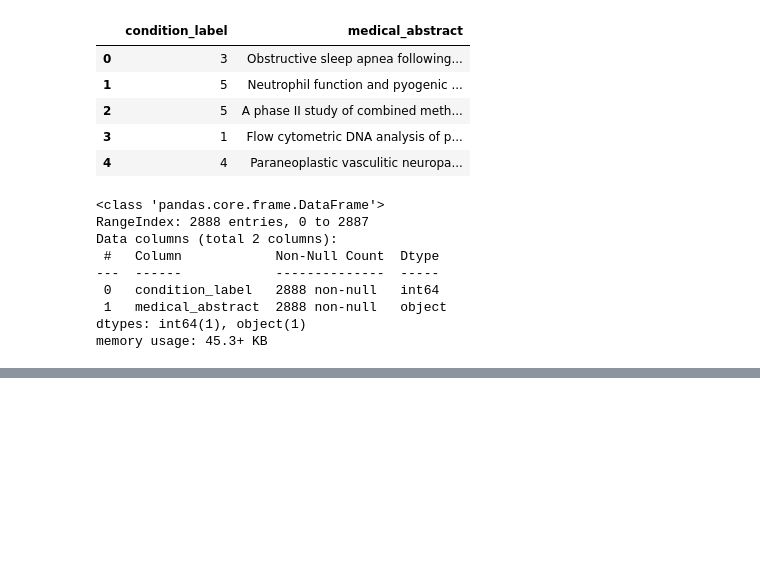
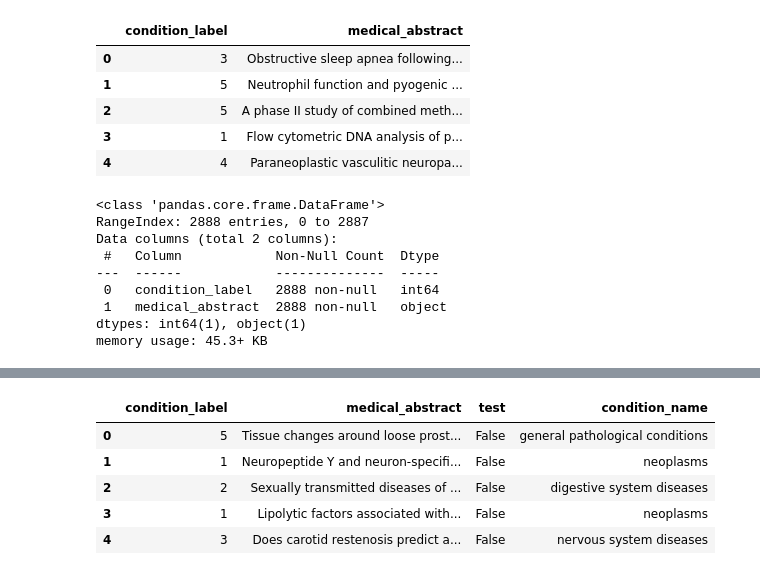
Before and after one commit to cgeils25/Data_Science_Projects, a Jupyter notebook: notebooks/nlp/Medical_Abstract_Classification.ipynb, the cells around one changed output, grey strips where cells are left out. Saved outputs shown, nothing was run; the diff lists cells and outputs as text; code cells hidden in the pictures; blank space fills up the shorter version.

```diff
--- a/notebooks/nlp/Medical_Abstract_Classification.ipynb
+++ b/notebooks/nlp/Medical_Abstract_Classification.ipynb
@@ -79,0 +108,9 @@ memory usage: 45.3+ KB
+# %%
+df_all.head()
+# %% [output]
+|  | condition_label | medical_abstract | test | condition_name |
+| 0 | 5 | Tissue changes around loose prost... | False | general pathological conditions |
+| 1 | 1 | Neuropeptide Y and neuron-specifi... | False | neoplasms |
+| 2 | 2 | Sexually transmitted diseases of ... | False | digestive system diseases |
+| 3 | 1 | Lipolytic factors associated with... | False | neoplasms |
+| 4 | 3 | Does carotid restenosis predict a... | False | nervous system diseases |
```
Also changed, not shown: parts of 75 cells of this notebook.
